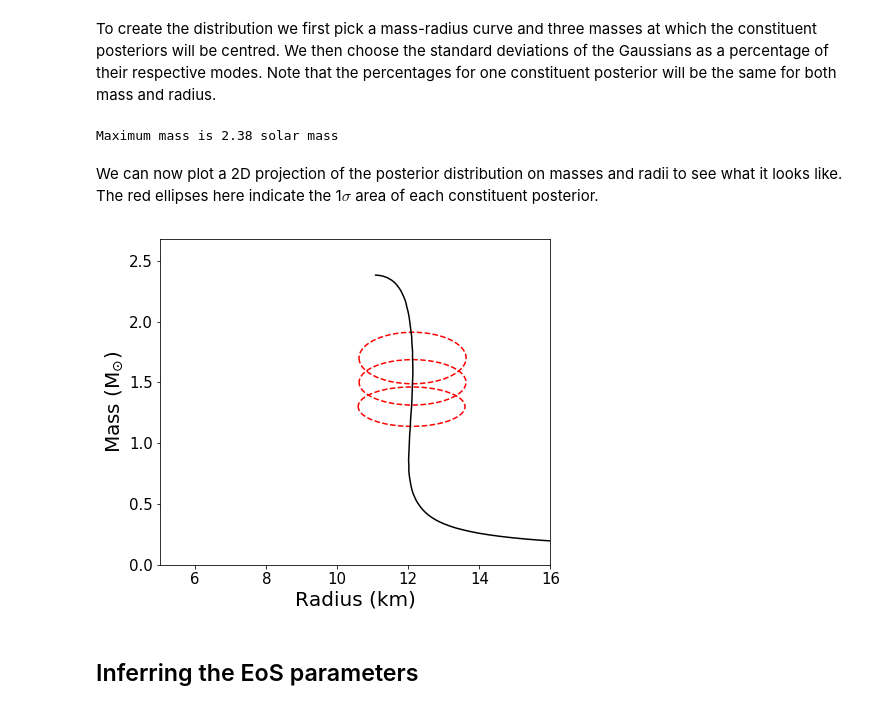
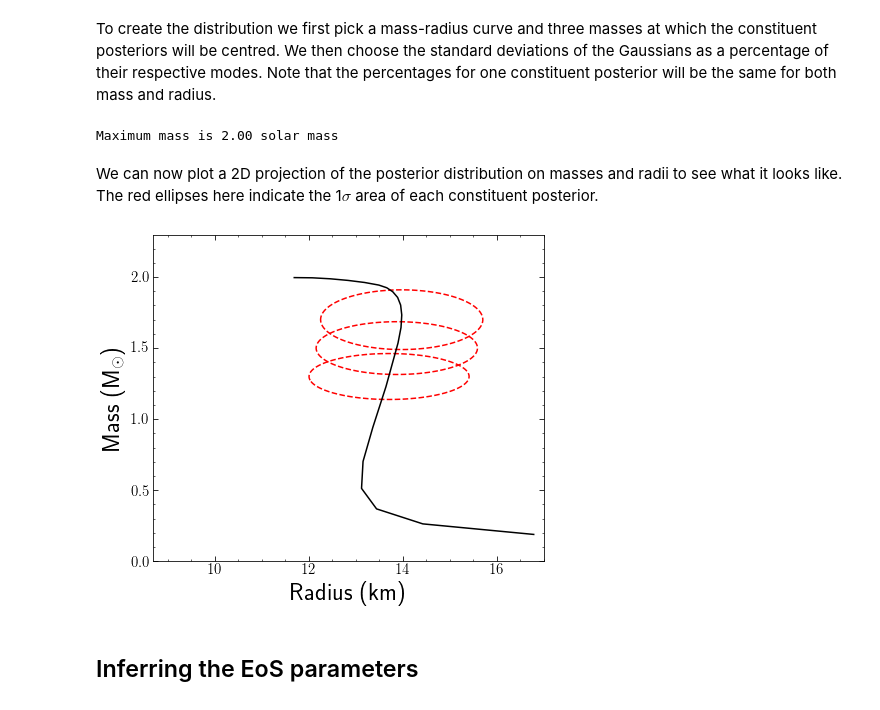
Before and after one commit to geert-raaijmakers/MORSE, a Jupyter notebook: Example.ipynb, the cells around one changed output. Saved outputs shown, nothing was run; the diff lists cells and outputs as text; code cells hidden in the pictures.

```diff
--- a/Example.ipynb
+++ b/Example.ipynb
@@ -78,7 +70,7 @@ $$ z (M_i) = -\frac{(M - M_{m})^2}{\sigma_{M_{m}}^2} -  \frac{(R - R_{m})^2}{\si
 To create the distribution we first pick a mass-radius curve and three masses at which the constituent posteriors will be centred. We then choose the standard deviations of the Gaussians as a percentage of their respective modes. Note that the percentages for one constituent posterior will be the same for both mass and radius.
 # %%
 ## Pick a mass-radius curve ##
-index = 6
+index = 3
 M, R, I, rhoc = MRIcurves[index]
 
 ## Check the maximum mass of the curve, the chosen masses have to be below this value ##
@@ -95,31 +87,12 @@ rhos = [0.0, 0.0, 0.0]        ## We choose a correlation of 0.0 between M and R
 ## Create the posterior distribution on masses and radii ##
 PosteriorInput = Create_Input_Posterior(percentages, masses, radii, rhos)
 # %% [output]
-Maximum mass is 2.38 solar mass
+Maximum mass is 2.00 solar mass
 # %% [markdown]
 We can now plot a 2D projection of the posterior distribution on masses and radii to see what it looks like. The red ellipses here indicate the 1$\sigma$ area of each constituent posterior.
-# %%
-mi = numpy.linspace(0.2, 3.6, 400)
-ri = numpy.linspace(5, 16, 400)
-mig, rig = numpy.meshgrid(mi, ri)
-
-pig = Pobs(mig, rig, PosteriorInput)
-fig, ax = pyplot.subplots(1,1, figsize=(7,6))
-for i in range(len(pig)):
-    pi = numpy.concatenate(pig[i]).ravel()
-    ax.contour(rig, mig, pig[i], linewidth=2.0,
-       rstride=1, cstride=1, vmin=numpy.amin(pig[i]), vmax=numpy.amax(pig[i]),
-       levels=numpy.array([find_CI_level(pi)[0]]), linestyles='--',
-       colors=['red'], extend='max')
-ax.plot(R, M, c='black')
-ax.set_xlim(5, 16)
-ax.set_ylim(0., max(M)+.3)
-ax.set_xlabel('Radius (km)', fontsize=20)
-ax.set_ylabel(r'Mass (M$_{\odot}$)', fontsize=20)
-ax.xaxis.set_tick_params(labelsize=15)
-ax.yaxis.set_tick_params(labelsize=15)
-pyplot.show()
-# %% [output]
-[figure, removed]
+# %%
+Plot_PosteriorInput(PosteriorInput, M, R)
+# %% [output]
+[figure, added]
 # %% [markdown]
 ## Inferring the EoS parameters
```
Also changed, not shown: parts of 11 cells of this notebook.
